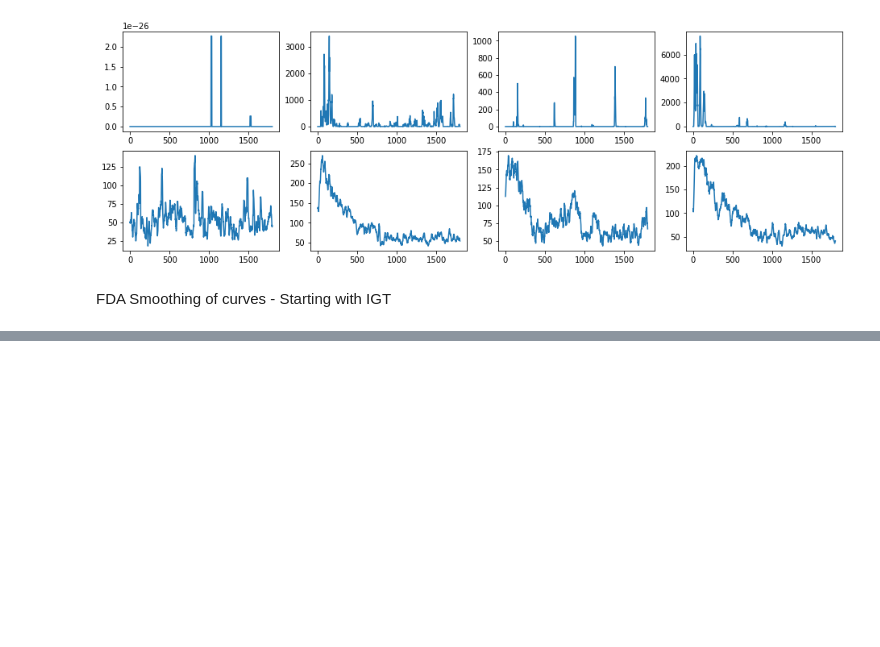
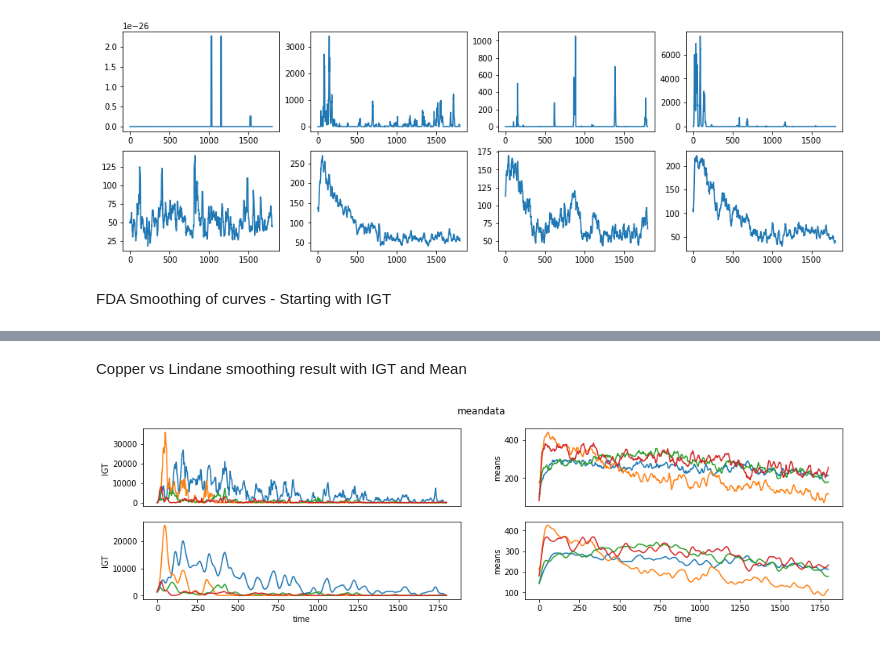
Before and after one commit to ruckapark/IndicateurGlobal, a Jupyter notebook: LAB_Article2_FDAgammarus.ipynb, the cells around one changed output, grey strips where cells are left out. Drawn from its saved outputs; the diff is of its cells as text; code cells hidden in the pictures; blank space fills up the shorter version.

```diff
--- a/LAB_Article2_FDAgammarus.ipynb
+++ b/LAB_Article2_FDAgammarus.ipynb
@@ -109,0 +149,8 @@ same process with means
+# %%
+means_data_matrix = [np.array(means[col]) for col in means.columns]
+means_grid_points = [i for i in range(means.shape[0])]
+means_fd = FDataGrid(means_data_matrix,means_grid_points,
+                   dataset_name = 'meandata',
+                   argument_names = ('time',),
+                   coordinate_names = ('means',)
+                   )
@@ -109,0 +218,29 @@ same process with means
+# %%
+#REPEAT for means
+#convert means to fdatagrid
+means_fd_smooth = KernelSmoother(
+    kernel_estimator=NadarayaWatsonHatMatrix(bandwidth = 10),
+).fit_transform(means_fd)
+# %% [markdown]
+Copper vs Lindane smoothing result with IGT and Mean
+# %%
+#kernal smoothing
+fig, ax = plt.subplots(2,2,figsize = (16,4))
+
+#IGT
+IGT_fd[8:12].plot(ax[0,0])
+IGT_fd_smooth[8:12].plot(ax[1,0])
+# Disable xticks and xlabel of first image
+ax[0,0].set_xticks([])
+ax[0,0].set_xlabel('')
+
+#means
+means_fd[8:12].plot(ax[0,1])
+means_fd_smooth[8:12].plot(ax[1,1])
+# Disable xticks and xlabel of first image
+ax[0,1].set_xticks([])
+ax[0,1].set_xlabel('')
+
+plt.show()
+# %% [output]
+[figure, added]
```
Also changed, not shown: parts of 29 cells of this notebook.
